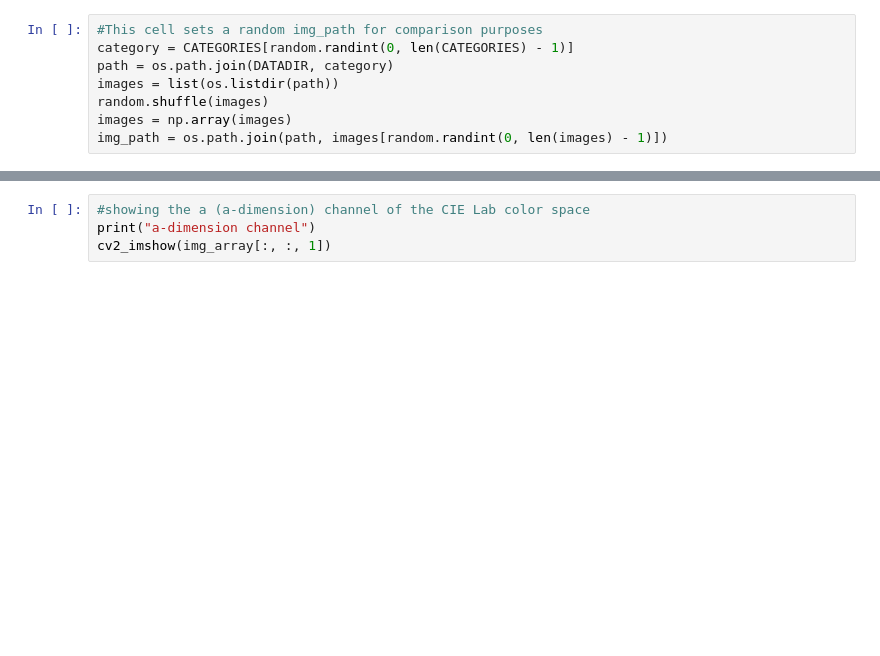
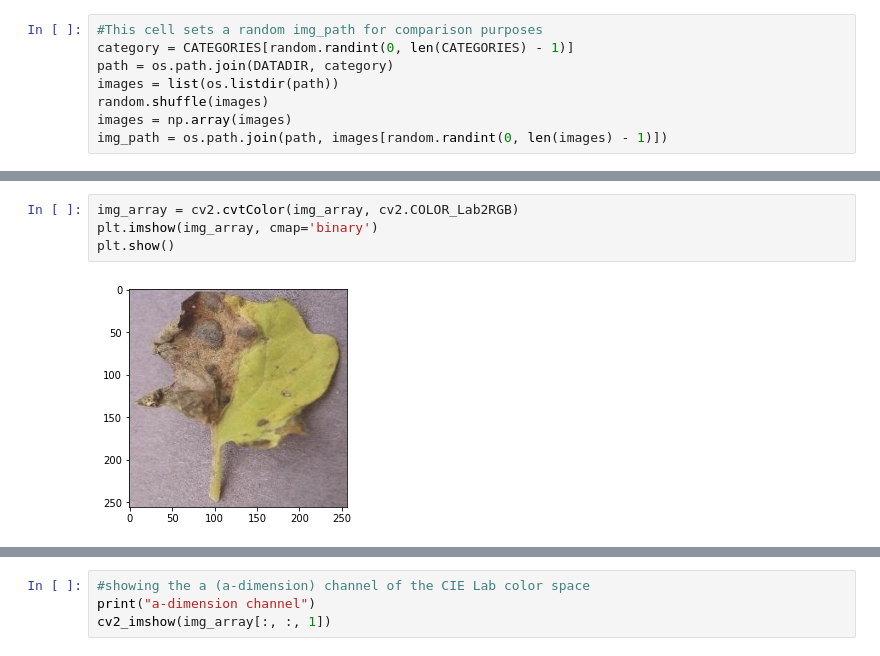
Before and after one commit to Razzf/NeuralNetworkFromScratch, a Jupyter notebook: TomatoDiseaseClsf.ipynb, the cells around one changed output, grey strips where cells are left out. Drawn from its saved outputs; the diff is of its cells as text; blank space fills up the shorter version.

```diff
--- a/TomatoDiseaseClsf.ipynb
+++ b/TomatoDiseaseClsf.ipynb
@@ -62,3 +67,9 @@ plt.show()
+# %%
+img_array = cv2.cvtColor(img_array, cv2.COLOR_Lab2RGB)
+plt.imshow(img_array, cmap='binary')
+plt.show()
+# %% [output]
+[figure, added]
 # %%
 #reading/loading the image in CIE Lab format
 img_array = cv2.imread(img_path, -1)
```
Also changed, not shown: parts of 10 cells of this notebook.
